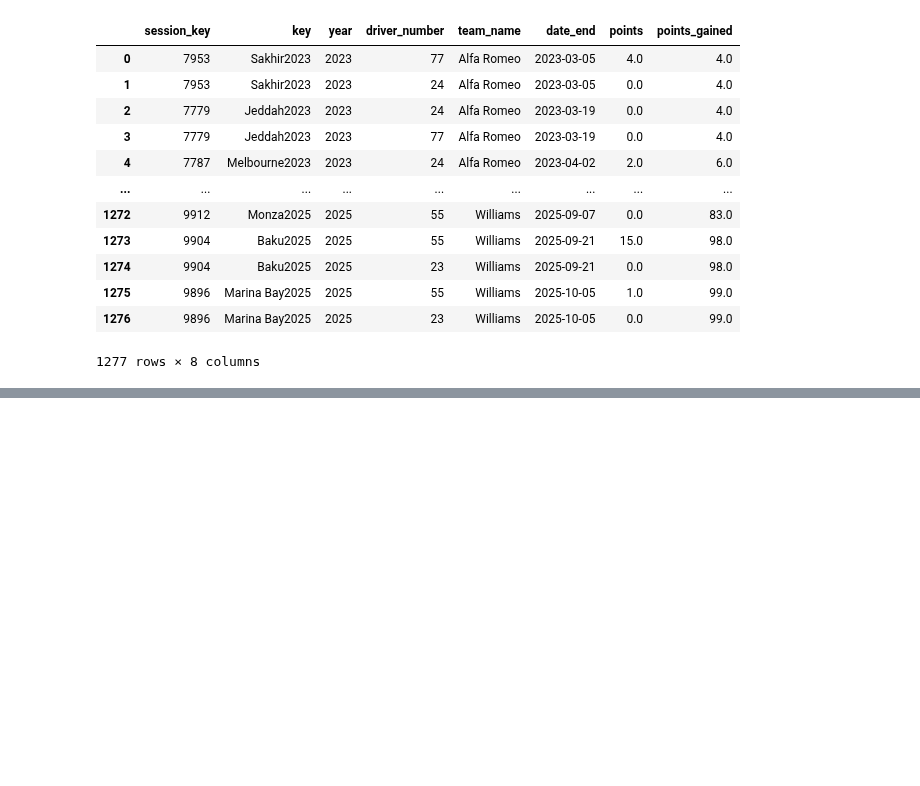
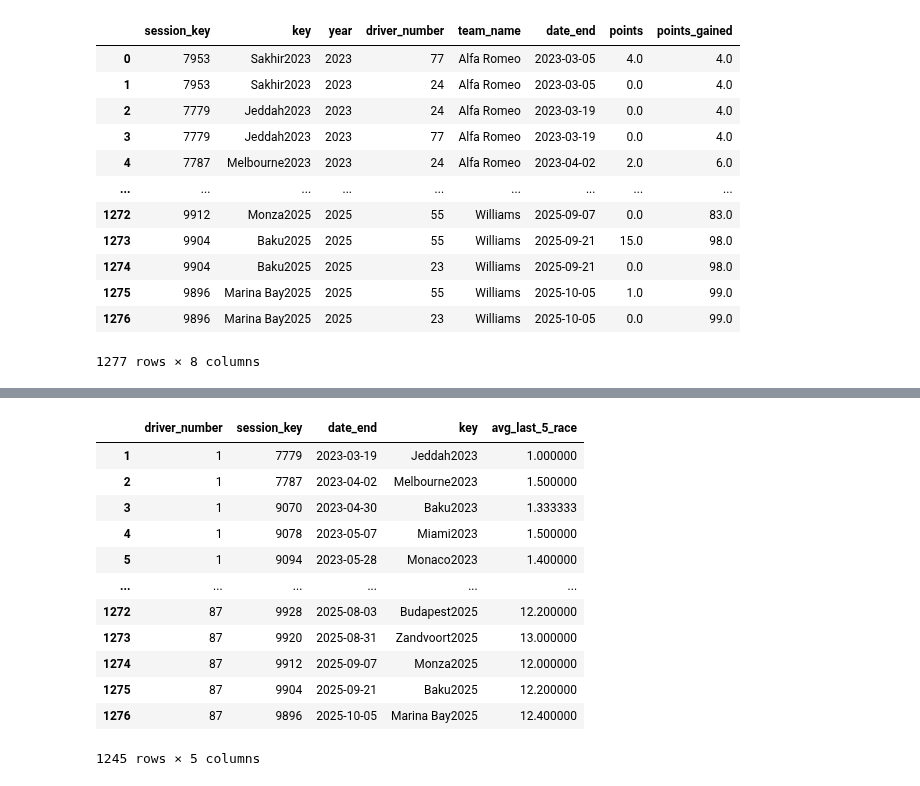
Before and after one commit to Grzegosh/Portfolio, a Jupyter notebook: F1/exploration.ipynb, the cells around one changed output, grey strips where cells are left out. Saved outputs shown, nothing was run; the diff lists cells and outputs as text; code cells hidden in the pictures; blank space fills up the shorter version.

```diff
--- a/F1/exploration.ipynb
+++ b/F1/exploration.ipynb
@@ -196,0 +191,16 @@ For example, when doing 'df[col].method(value, inplace=True)', try using 'df.met
+# %%
+DATAAGGREGATOR.get_last_races_result(n_races=5, race_type="Qualifying", measure="avg")
+# %% [output]
+|  | driver_number | session_key | date_end | key | avg_last_5_race |
+| 1 | 1 | 7779 | 2023-03-19 | Jeddah2023 | 1.000000 |
+| 2 | 1 | 7787 | 2023-04-02 | Melbourne2023 | 1.500000 |
+| 3 | 1 | 9070 | 2023-04-30 | Baku2023 | 1.333333 |
+| 4 | 1 | 9078 | 2023-05-07 | Miami2023 | 1.500000 |
+| 5 | 1 | 9094 | 2023-05-28 | Monaco2023 | 1.400000 |
+| ... | ... | ... | ... | ... | ... |
+| 1272 | 87 | 9928 | 2025-08-03 | Budapest2025 | 12.200000 |
+| 1273 | 87 | 9920 | 2025-08-31 | Zandvoort2025 | 13.000000 |
+| 1274 | 87 | 9912 | 2025-09-07 | Monza2025 | 12.000000 |
+| 1275 | 87 | 9904 | 2025-09-21 | Baku2025 | 12.200000 |
+| 1276 | 87 | 9896 | 2025-10-05 | Marina Bay2025 | 12.400000 |
+1245 rows × 5 columns
```
Also changed, not shown: parts of 7 cells of this notebook, 1 other file.
